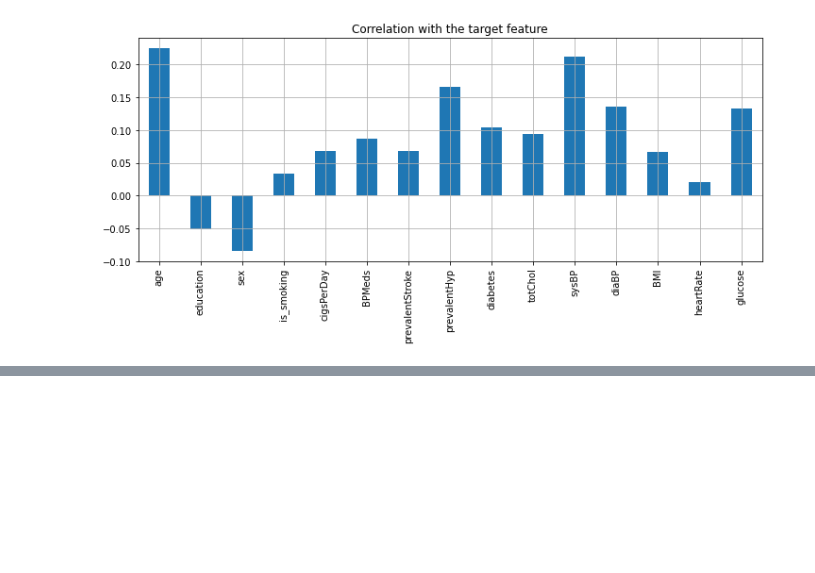
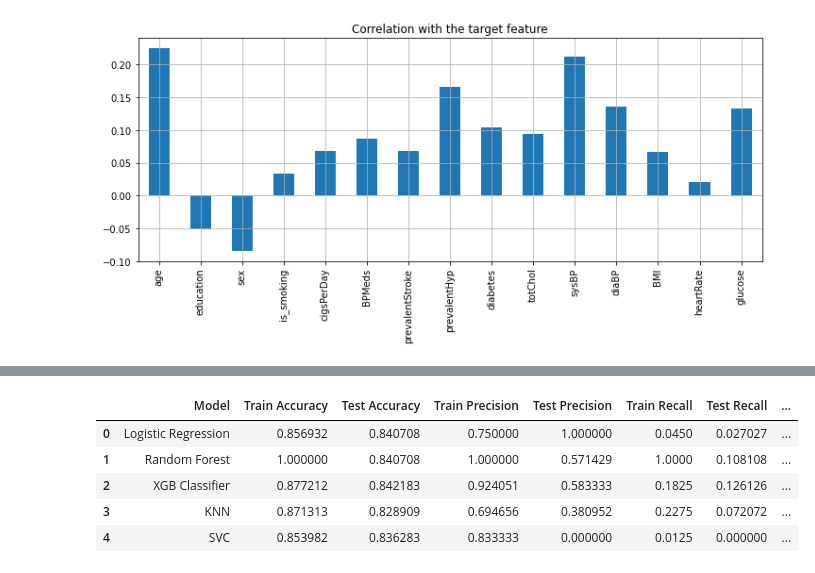
Before and after one commit to shub0411/Cardiovascular-Risk-Prediction, a Jupyter notebook: Cardiovascular_Risk_Prediction_Capstone_Project.ipynb, the cells around one changed output, grey strips where cells are left out. Drawn from its saved outputs; the diff is of its cells as text; code cells hidden in the pictures; blank space fills up the shorter version.

```diff
--- a/Cardiovascular_Risk_Prediction_Capstone_Project.ipynb
+++ b/Cardiovascular_Risk_Prediction_Capstone_Project.ipynb
@@ -437,0 +542,8 @@ plt.tight_layout()
+# %%
+models = {'Logistic Regression' : LogisticRegression(),
+              'Random Forest' : RandomForestClassifier(),
+              'XGB Classifier' : XGBClassifier(),
+              'KNN' : KNeighborsClassifier(),
+              'SVC' : SVC(probability=True)}
+# %%
+x_train, x_test, y_train, y_test = train_test_split(x, y, test_size = 0.2, random_state = 10)
@@ -437,0 +607,2 @@ plt.tight_layout()
+# %%
+model_table, train_cm, test_cm, curve= model_build(x_train, y_train, x_test, y_test, models)
@@ -437,0 +617,9 @@ plt.tight_layout()
+# %%
+model_table
+# %% [output]
+|  | Model | Train Accuracy | Test Accuracy | Train Precision | Test Precision | Train Recall | Test Recall | ... |
+| 0 | Logistic Regression | 0.856932 | 0.840708 | 0.750000 | 1.000000 | 0.0450 | 0.027027 | ... |
+| 1 | Random Forest | 1.000000 | 0.840708 | 1.000000 | 0.571429 | 1.0000 | 0.108108 | ... |
+| 2 | XGB Classifier | 0.877212 | 0.842183 | 0.924051 | 0.583333 | 0.1825 | 0.126126 | ... |
+| 3 | KNN | 0.871313 | 0.828909 | 0.694656 | 0.380952 | 0.2275 | 0.072072 | ... |
+| 4 | SVC | 0.853982 | 0.836283 | 0.833333 | 0.000000 | 0.0125 | 0.000000 | ... |
```
Also changed, not shown: parts of 31 cells of this notebook.
